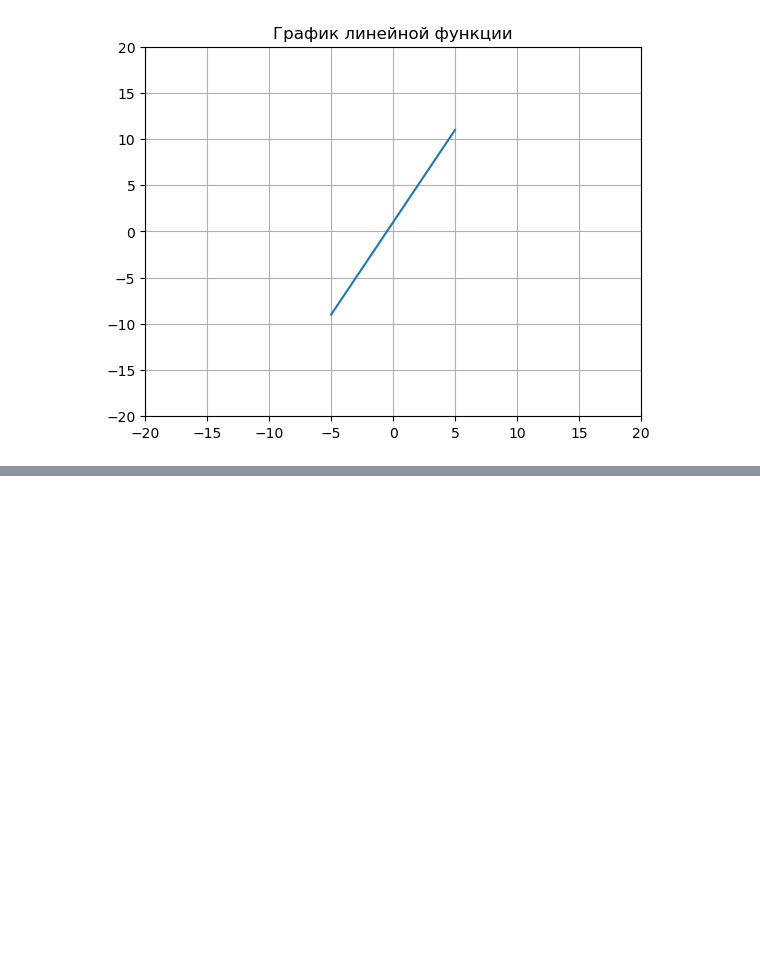
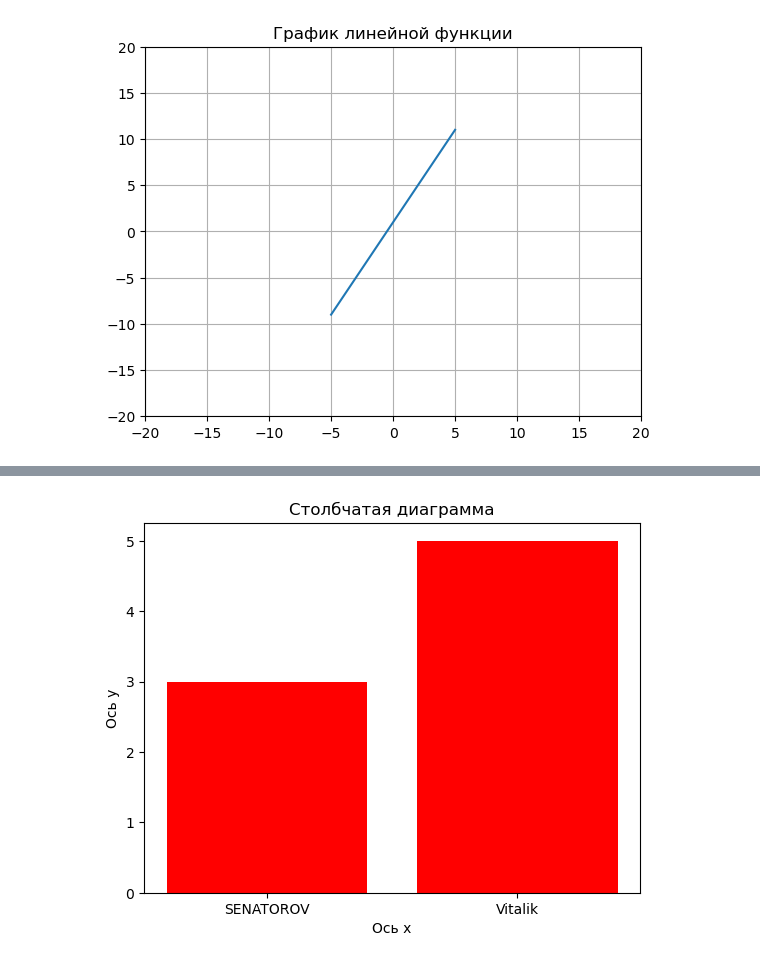
Before and after one commit to SENATOROVAI/Python-Anisiya, a Jupyter notebook: Math/Lesson_numpy.ipynb, the cells around one changed output, grey strips where cells are left out. Drawn from its saved outputs; the diff is of its cells as text; code cells hidden in the pictures; blank space fills up the shorter version.

Commit message:
Log 9,11.11
Co-authored-by: Ruslan Senatorov <ruslansenatorov@users.noreply.github.com>

```diff
--- a/Math/Lesson_numpy.ipynb
+++ b/Math/Lesson_numpy.ipynb
@@ -41,0 +61,10 @@ linspace(start, stop, num=50, endpoint=True, retstep=False, dtype=None, axis=0)
+# %%
+names = np.array(["SENATOROV", "Vitalik"])
+numbers = [3, 5]
+plt.bar(names, numbers, color='red')  # столбчатая диаграмма
+plt.title('Столбчатая диаграмма')
+plt.xlabel("Ось x")
+plt.ylabel("Ось y")
+plt.show()
+# %% [output]
+[figure, added]
```
Also changed, not shown: parts of 11 cells of this notebook, 30 other files.
